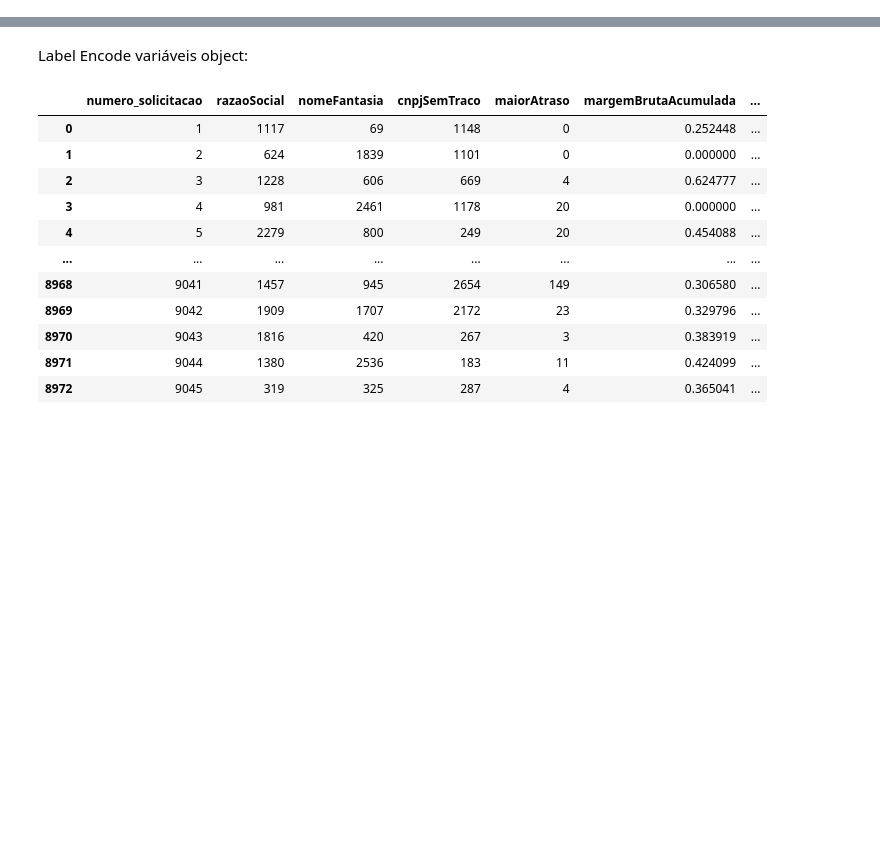
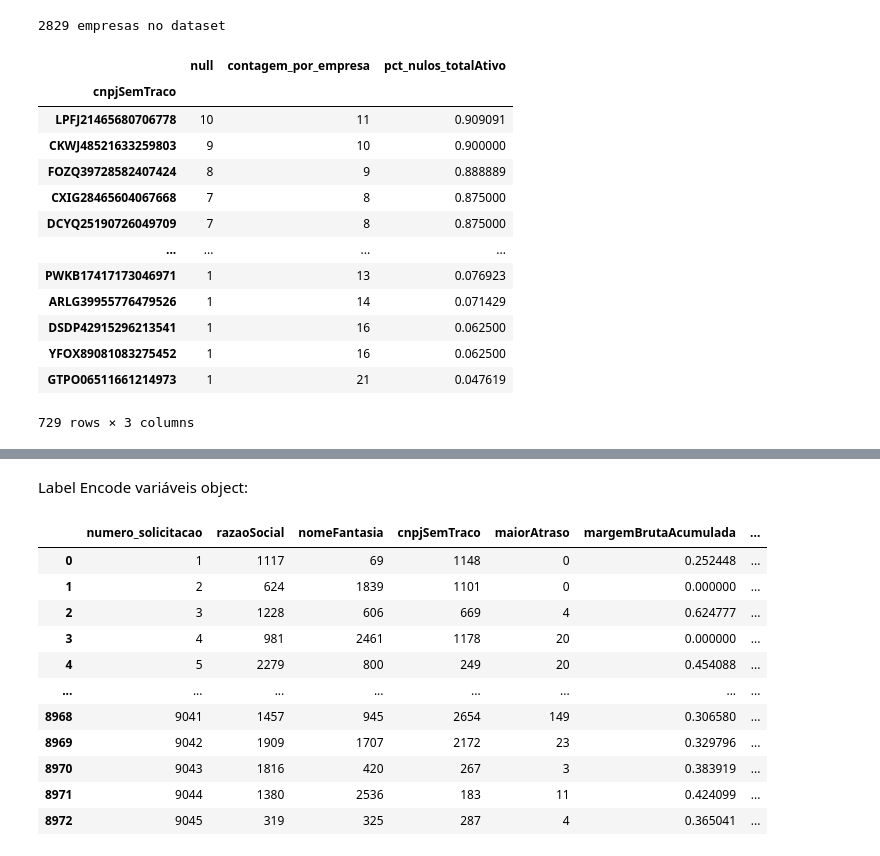
Before and after one commit to diegocmr/bootcamp_ia, a Jupyter notebook: analise_exploratoria.ipynb, the cells around one changed output, grey strips where cells are left out. Saved outputs shown, nothing was run; the diff lists cells and outputs as text; code cells hidden in the pictures; blank space fills up the shorter version.

```diff
--- a/analise_exploratoria.ipynb
+++ b/analise_exploratoria.ipynb
@@ -34,0 +165,35 @@ df
+# %%
+#verificando se alguns dos dados nulos estão sob o mesmo CNPJ em outras linhas
+empresas = df['cnpjSemTraco'].unique()
+print (str(len(empresas))+' empresas no dataset')
+indice_sem_balanco = df.loc[(df['totalAtivo'].isnull())].index
+contagem_por_empresa = df['cnpjSemTraco'].value_counts()
+nulos_por_empresa_campo = df[['cnpjSemTraco','totalAtivo']]
+nulos_por_empresa_campo['null'] = ~nulos_por_empresa_campo['totalAtivo']\
+                                            .notnull()\
+                                            .astype(bool)
+nulos_por_empresa_campo = nulos_por_empresa_campo.drop(columns = ['totalAtivo'])
+
+
+nulos_por_empresa = nulos_por_empresa_campo.groupby(by='cnpjSemTraco').sum()
+nulos_por_empresa['contagem_por_empresa'] = contagem_por_empresa
+nulos_por_empresa['pct_nulos_totalAtivo'] = nulos_por_empresa['null'] / \
+                                        nulos_por_empresa['contagem_por_empresa']
+nulos_por_empresa[(nulos_por_empresa['pct_nulos_totalAtivo']>0) & (nulos_por_empresa['pct_nulos_totalAtivo']<1)]\
+                    .sort_values('pct_nulos_totalAtivo', ascending = False)
+# %% [output]
+2829 empresas no dataset
+|  | null | contagem_por_empresa | pct_nulos_totalAtivo |
+| cnpjSemTraco |  |  |  |
+| LPFJ21465680706778 | 10 | 11 | 0.909091 |
+| CKWJ48521633259803 | 9 | 10 | 0.900000 |
+| FOZQ39728582407424 | 8 | 9 | 0.888889 |
+| CXIG28465604067668 | 7 | 8 | 0.875000 |
+| DCYQ25190726049709 | 7 | 8 | 0.875000 |
+| ... | ... | ... | ... |
+| PWKB17417173046971 | 1 | 13 | 0.076923 |
+| ARLG39955776479526 | 1 | 14 | 0.071429 |
+| DSDP42915296213541 | 1 | 16 | 0.062500 |
+| YFOX89081083275452 | 1 | 16 | 0.062500 |
+| GTPO06511661214973 | 1 | 21 | 0.047619 |
+729 rows × 3 columns
```
Also changed, not shown: parts of 24 cells of this notebook, 2 other files.
